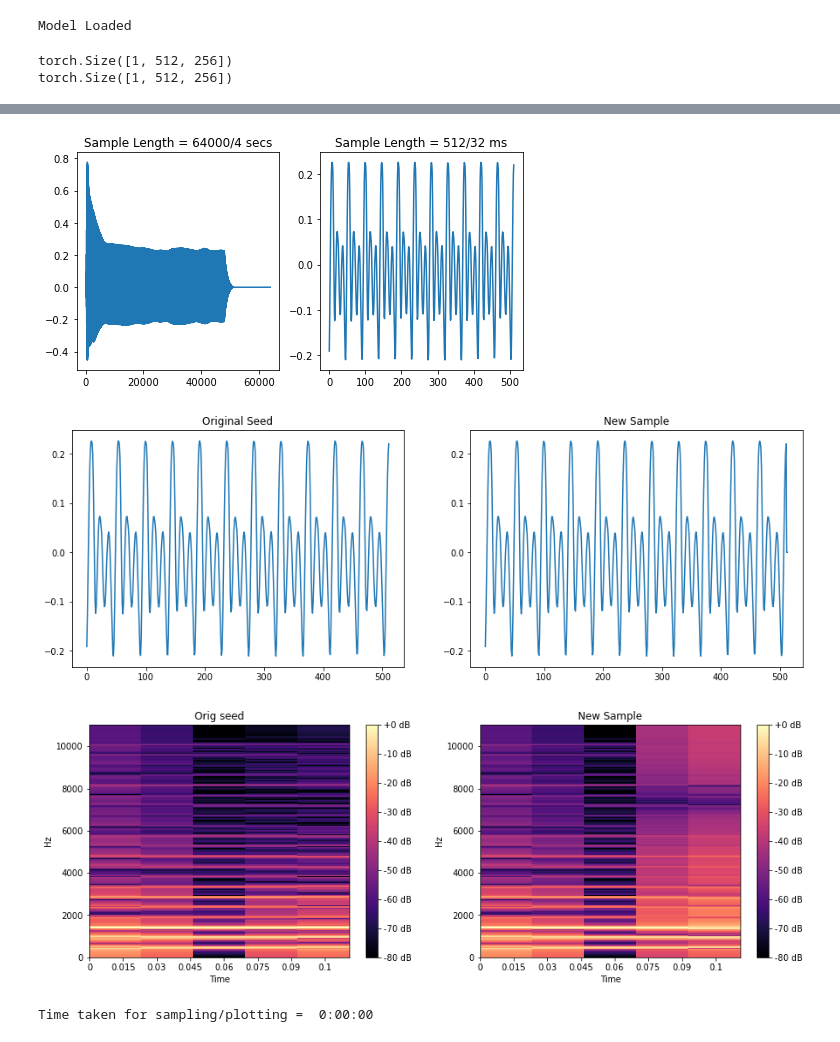
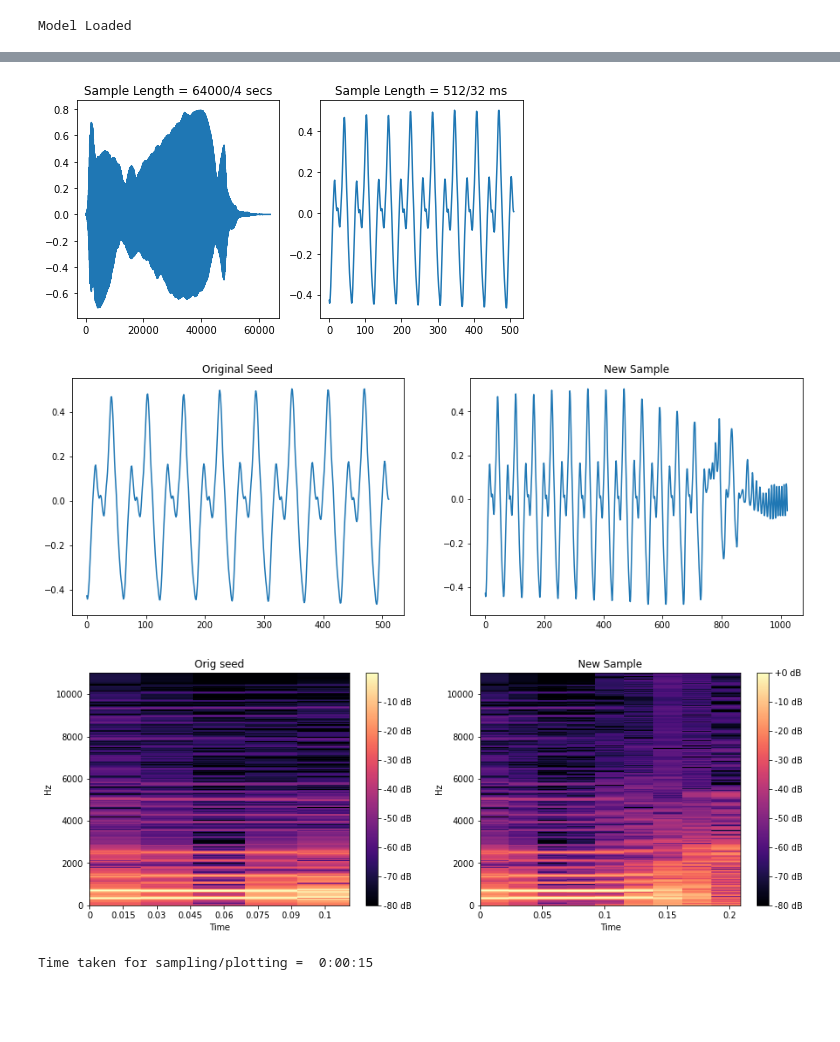
Before and after one commit to pkamath2/transformer-poc, a Jupyter notebook: with-linearlayer-embedding/sample.ipynb, the cells around one changed output, grey strips where cells are left out. Drawn from its saved outputs; the diff is of its cells as text; code cells hidden in the pictures; blank space fills up the shorter version.

```diff
--- a/with-linearlayer-embedding/sample.ipynb
+++ b/with-linearlayer-embedding/sample.ipynb
@@ -119,8 +120,8 @@ def sample_model(seed):
 
     # 1. Sample from model
     with torch.no_grad():
-#         for ind in range(int(sample_length) * 10):
-        for ind in range(2):
+        for ind in range(int(sample_length) ):
+#         for ind in range(20):
 
             input_data = input_data.view(1, -1, 1).float() #Convert to batch_size X seq_len X 1
 
@@ -205,12 +207,10 @@ Model Loaded
 # %%
-input_data, _ = get_data('reed_acoustic_018-065-127', 1.5)
+input_data, _ = get_data('reed_acoustic_037-060-075', 1.5)
 new_sample, orig_seed = sample_model(input_data)
 # %% [output]
-torch.Size([1, 512, 256])
-torch.Size([1, 512, 256])
 [interactive output not drawn]
 [interactive output not drawn]
-[figure, old version]
+[figure, new version]
-[figure, old version]
+[figure, new version]
-[figure, old version]
+[figure, new version]
-Time taken for sampling/plotting =  0:00:00
+Time taken for sampling/plotting =  0:00:15
```
Also changed, not shown: parts of 6 cells of this notebook, 3 other files.
